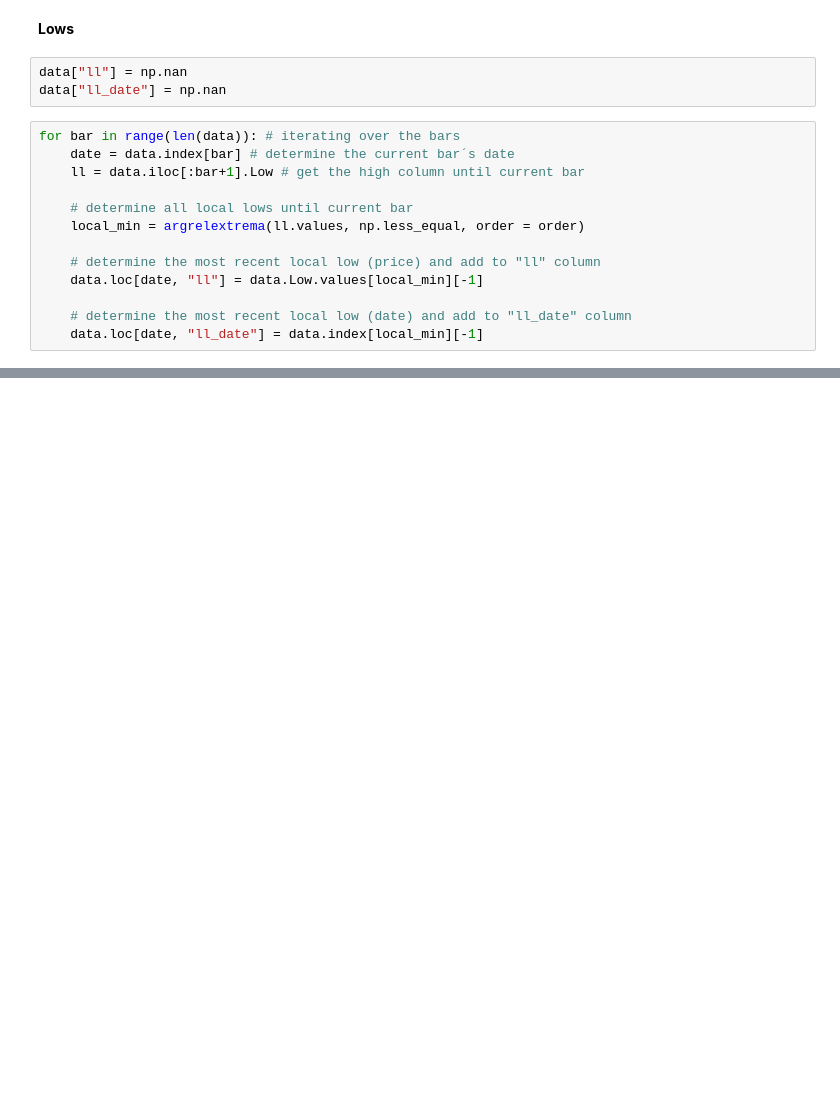
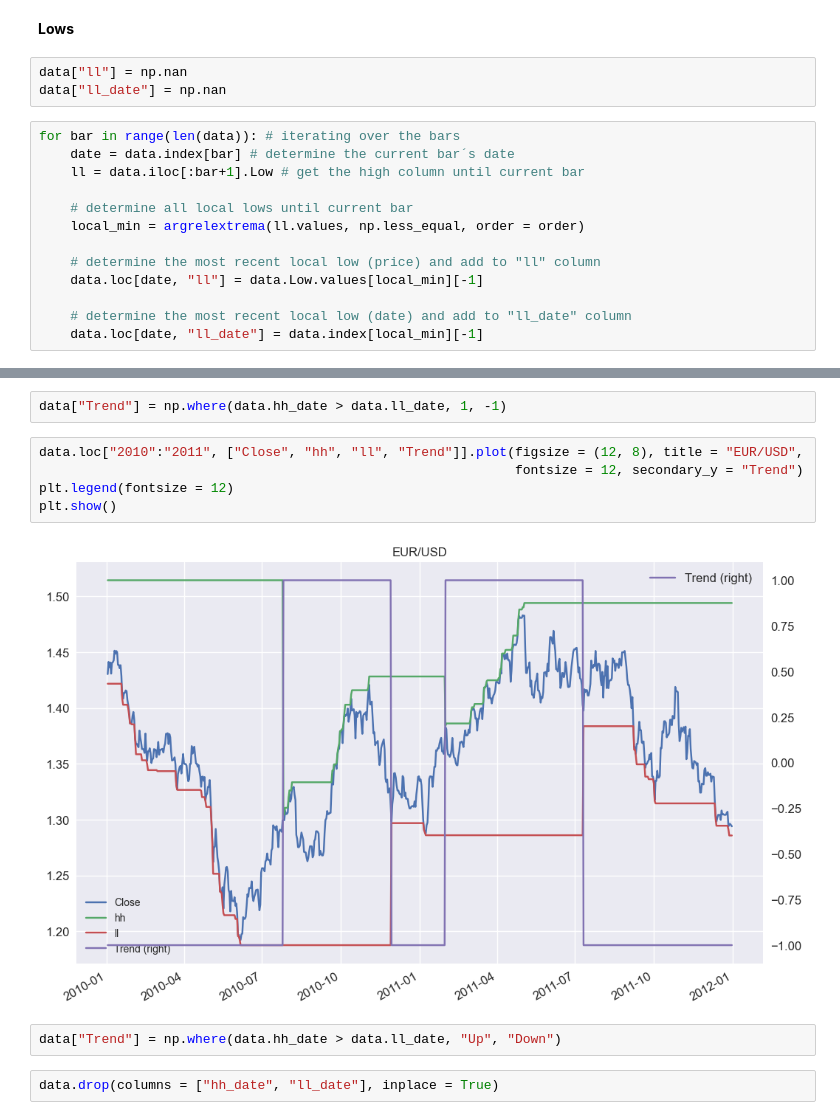
Before and after one commit to AvirukthGT/AlgoTrading, a Jupyter notebook: Fibonacci/Fibonacci.ipynb, the cells around one changed output, grey strips where cells are left out. Drawn from its saved outputs; the diff is of its cells as text; blank space fills up the shorter version.

```diff
--- a/Fibonacci/Fibonacci.ipynb
+++ b/Fibonacci/Fibonacci.ipynb
@@ -318,0 +347,13 @@ for bar in range(len(data)): # iterating over the bars
+# %%
+data["Trend"] = np.where(data.hh_date > data.ll_date, 1, -1)
+# %%
+data.loc["2010":"2011", ["Close", "hh", "ll", "Trend"]].plot(figsize = (12, 8), title = "EUR/USD",
+                                                             fontsize = 12, secondary_y = "Trend")
+plt.legend(fontsize = 12)
+plt.show()
+# %% [output]
+[figure, added]
+# %%
+data["Trend"] = np.where(data.hh_date > data.ll_date, "Up", "Down")
+# %%
+data.drop(columns = ["hh_date", "ll_date"], inplace = True)
```
Also changed, not shown: parts of 5 cells of this notebook.
